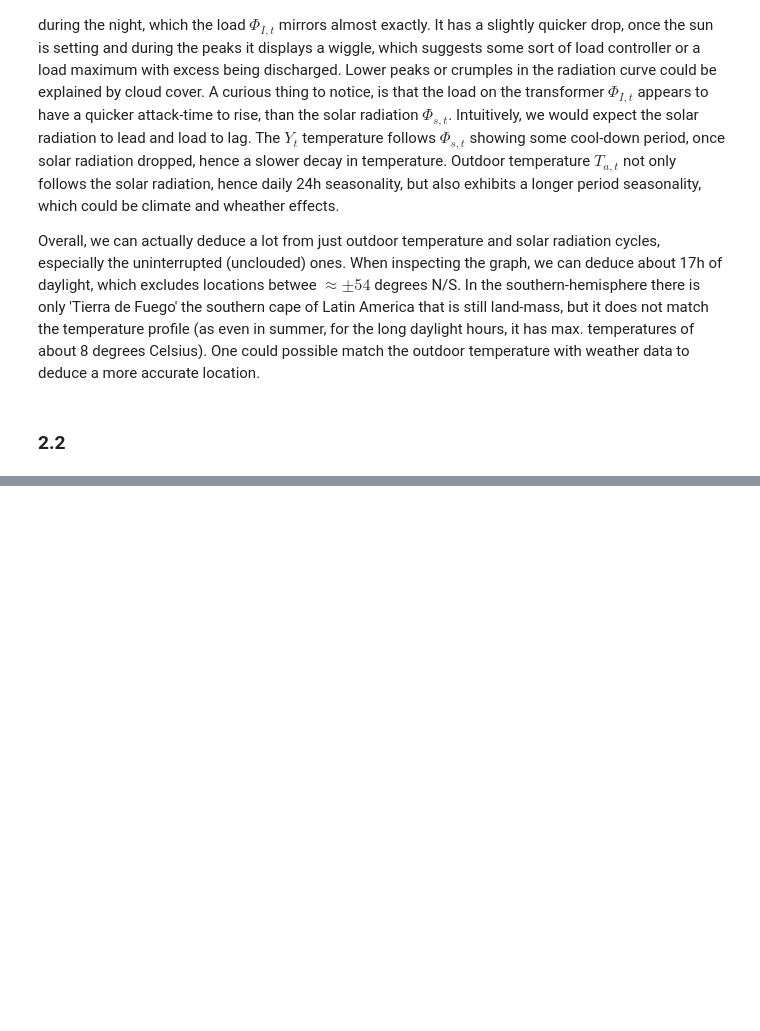
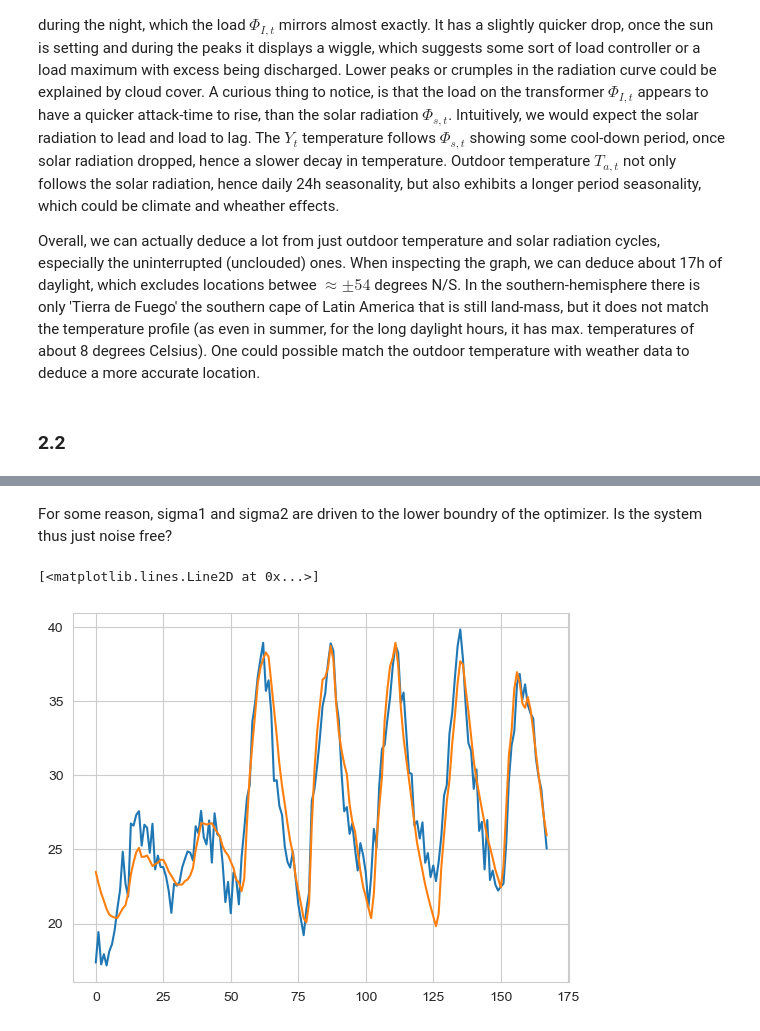
Before and after one commit to JeppeKlitgaard/DTU-02613-TimeSeries, a Jupyter notebook: Assignment4/Yunis/part2.ipynb, the cells around one changed output, grey strips where cells are left out. Cells and saved outputs as stored; diff of their text form; code cells hidden in the pictures; blank space fills up the shorter version.

```diff
--- a/Assignment4/Yunis/part2.ipynb
+++ b/Assignment4/Yunis/part2.ipynb
@@ -110,0 +308,30 @@ def estimate_1d_state_space(df):
+# %% [markdown]
+For some reason, sigma1 and sigma2 are driven to the lower boundry of the optimizer. Is the system thus just noise free?
+# %%
+def simulate_from_model(par, df):
+    a = par[0]
+    B = np.array(par[1:4])
+    c = par[4]
+    sigma1 = np.exp(par[5])
+    sigma2 = np.exp(par[6])
+
+    U = df[["Ta", "S", "I"]].values
+    T = len(U)
+    X = np.zeros(T + 1)
+    Y = np.zeros(T)
+    X[0] = 20.0  # initial condition
+
+    for t in range(T):
+        X[t+1] = a * X[t] + np.dot(B, U[t]) + np.random.normal(0, sigma1)
+        Y[t] = c * X[t+1] + np.random.normal(0, sigma2)
+
+    return Y, X[1:]
+# %%
+res = estimate_1d_state_space_fixed(df)
+y, x = simulate_from_model(res.x, df)
+# %%
+plt.plot(y)
+plt.plot(df["Y"])
+# %% [output]
+[<matplotlib.lines.Line2D at 0x...>]
+[figure, added]
```
Also changed, not shown: parts of 9 cells of this notebook.
